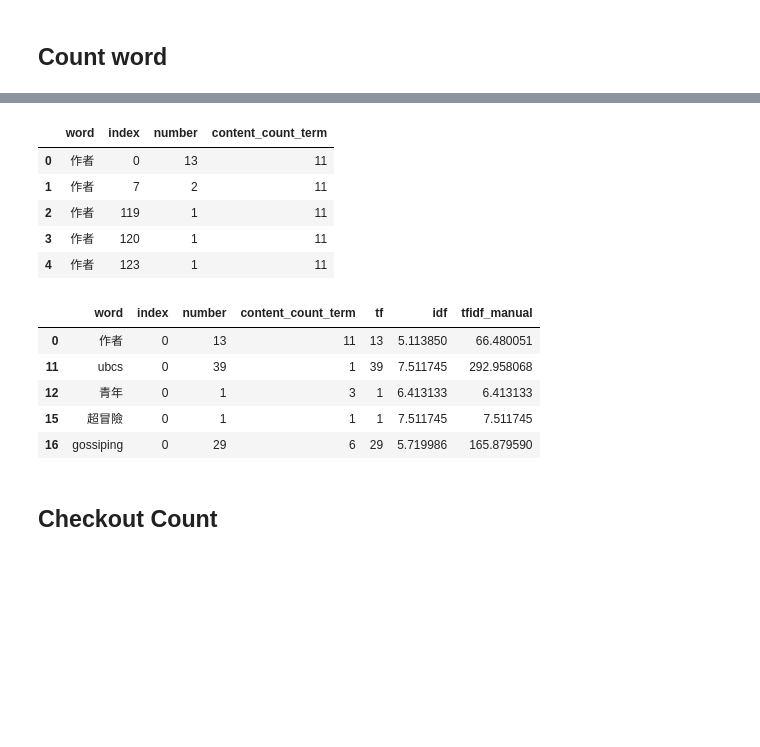
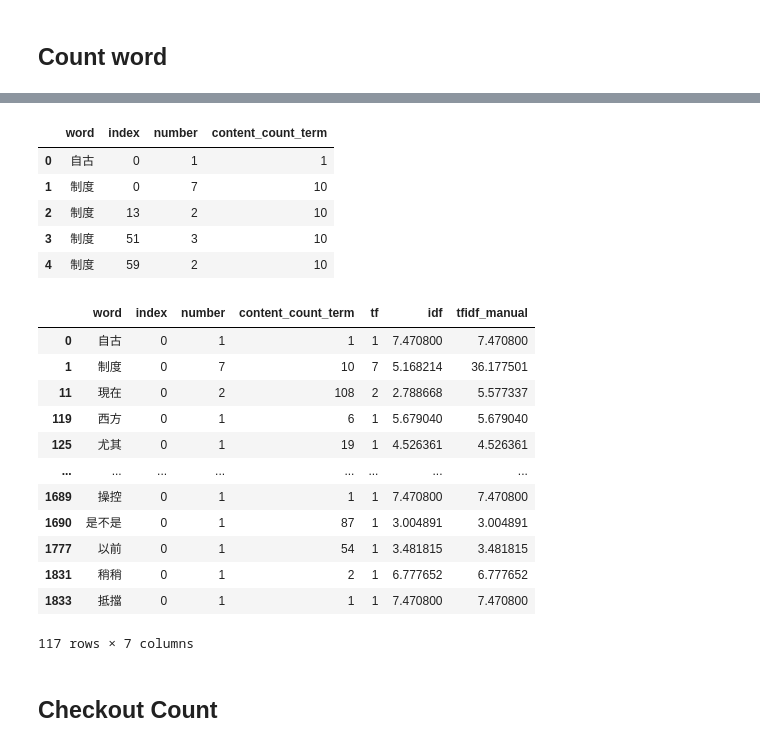
Before and after one commit to jjudy60334/tfidf_demo, a Jupyter notebook: tfidf_demo.ipynb, the cells around one changed output, grey strips where cells are left out. Drawn from its saved outputs; the diff is of its cells as text; code cells hidden in the pictures; blank space fills up the shorter version.

```diff
--- a/tfidf_demo.ipynb
+++ b/tfidf_demo.ipynb
@@ -111,0 +122,2 @@ article_df.index.size
+# %%
+article_df['text_len']=article_df.content.str.len()
@@ -120,6 +140,7 @@ import os
 # %%
 col='content'
 next_col=f'{col}_new'
+cleaned_col='clean_sentence'
 tokenized_column='tokenize_word'
-ac=ArticleCleaner(col=col,cleaned_col='clean_sentence')
+ac=ArticleCleaner(col=col,cleaned_col=cleaned_col)
 clean_data=ac.clean_data(setence_df=article_df)
@@ -200,11 +248,11 @@ word_vector_df=pd.merge(word_vector_df,content_count_term,on='word',how='left')
 word_vector_df.head(5)
 # %% [output]
 |  | word | index | number | content_count_term |
-| 0 | 作者 | 0 | 13 | 11 |
-| 1 | 作者 | 7 | 2 | 11 |
-| 2 | 作者 | 119 | 1 | 11 |
-| 3 | 作者 | 120 | 1 | 11 |
-| 4 | 作者 | 123 | 1 | 11 |
+| 0 | 自古 | 0 | 1 | 1 |
+| 1 | 制度 | 0 | 7 | 10 |
+| 2 | 制度 | 13 | 2 | 10 |
+| 3 | 制度 | 51 | 3 | 10 |
+| 4 | 制度 | 59 | 2 | 10 |
 # %%
 word_vector_df['tf']=word_vector_df['number']
 ttl_info=len(pd.unique(word_vector_df['index']))
@@ -212,14 +260,21 @@ word_vector_df['idf']=np.log(ttl_info/word_vector_df['content_count_term'])+1
 # %%
 word_vector_df['tfidf_manual']=word_vector_df['tf']*word_vector_df['idf']
 # %%
-word_vector_df[word_vector_df['index']==0].head()
+word_vector_df[word_vector_df['index']==0]
 # %% [output]
 |  | word | index | number | content_count_term | tf | idf | tfidf_manual |
-| 0 | 作者 | 0 | 13 | 11 | 13 | 5.113850 | 66.480051 |
-| 11 | ubcs | 0 | 39 | 1 | 39 | 7.511745 | 292.958068 |
-| 12 | 青年 | 0 | 1 | 3 | 1 | 6.413133 | 6.413133 |
-| 15 | 超冒險 | 0 | 1 | 1 | 1 | 7.511745 | 7.511745 |
-| 16 | gossiping | 0 | 29 | 6 | 29 | 5.719986 | 165.879590 |
+| 0 | 自古 | 0 | 1 | 1 | 1 | 7.470800 | 7.470800 |
+| 1 | 制度 | 0 | 7 | 10 | 7 | 5.168214 | 36.177501 |
+| 11 | 現在 | 0 | 2 | 108 | 2 | 2.788668 | 5.577337 |
+| 119 | 西方 | 0 | 1 | 6 | 1 | 5.679040 | 5.679040 |
+| 125 | 尤其 | 0 | 1 | 19 | 1 | 4.526361 | 4.526361 |
+| ... | ... | ... | ... | ... | ... | ... | ... |
+| 1689 | 操控 | 0 | 1 | 1 | 1 | 7.470800 | 7.470800 |
+| 1690 | 是不是 | 0 | 1 | 87 | 1 | 3.004891 | 3.004891 |
+| 1777 | 以前 | 0 | 1 | 54 | 1 | 3.481815 | 3.481815 |
+| 1831 | 稍稍 | 0 | 1 | 2 | 1 | 6.777652 | 6.777652 |
+| 1833 | 抵擋 | 0 | 1 | 1 | 1 | 7.470800 | 7.470800 |
+117 rows × 7 columns
 # %% [markdown]
 ## Checkout Count
 # %%
```
Also changed, not shown: parts of 44 cells of this notebook, 3 other files.
